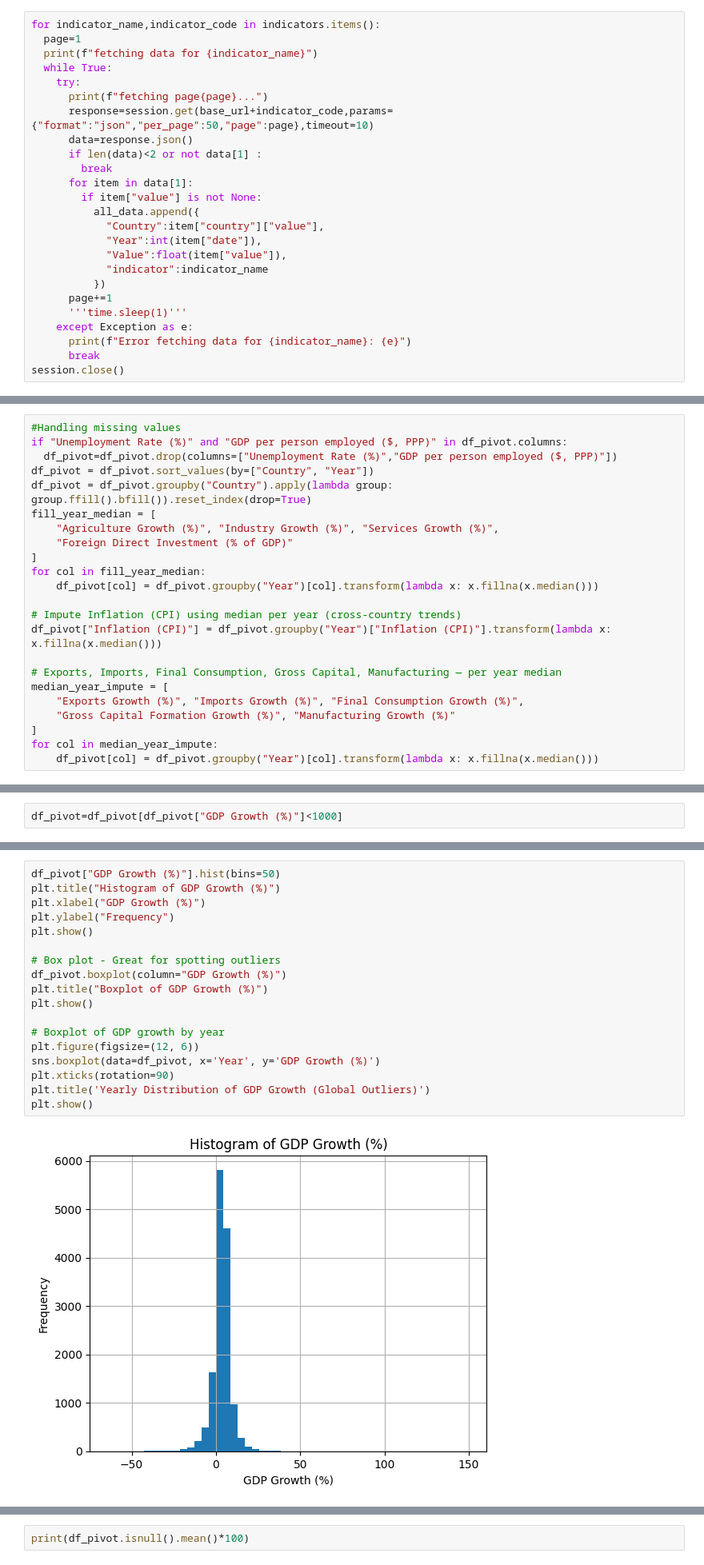
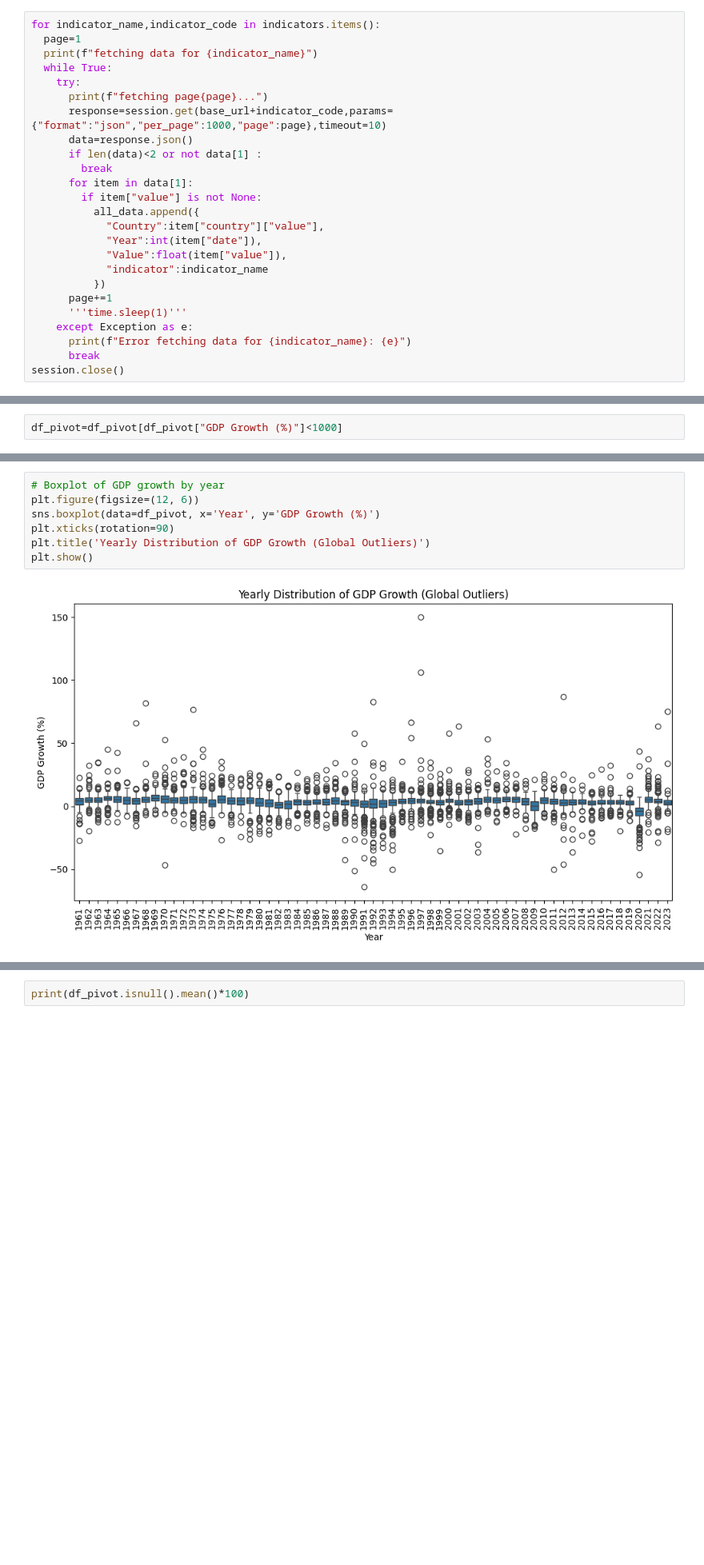
Before and after one commit to yashnegi11/GDP-growth-prediction, a Jupyter notebook: GDPgrowthPrediction.ipynb, the cells around one changed output, grey strips where cells are left out. Shown at 80% size. Cells and saved outputs as stored; diff of their text form; blank space fills up the shorter version.

```diff
--- a/GDPgrowthPrediction.ipynb
+++ b/GDPgrowthPrediction.ipynb
@@ -33,7 +43,7 @@ for indicator_name,indicator_code in indicators.items():
   while True:
     try:
       print(f"fetching page{page}...")
-      response=session.get(base_url+indicator_code,params={"format":"json","per_page":50,"page":page},timeout=10)
+      response=session.get(base_url+indicator_code,params={"format":"json","per_page":1000,"page":page},timeout=10)
       data=response.json()
       if len(data)<2 or not data[1] :
         break
@@ -198,23 +204,0 @@ Year                                               0            0.000000
-# %%
-#Handling missing values
-if "Unemployment Rate (%)" and "GDP per person employed ($, PPP)" in df_pivot.columns:
-  df_pivot=df_pivot.drop(columns=["Unemployment Rate (%)","GDP per person employed ($, PPP)"])
-df_pivot = df_pivot.sort_values(by=["Country", "Year"])
-df_pivot = df_pivot.groupby("Country").apply(lambda group: group.ffill().bfill()).reset_index(drop=True)
-fill_year_median = [
-    "Agriculture Growth (%)", "Industry Growth (%)", "Services Growth (%)",
-    "Foreign Direct Investment (% of GDP)"
-]
-for col in fill_year_median:
-    df_pivot[col] = df_pivot.groupby("Year")[col].transform(lambda x: x.fillna(x.median()))
-
-# Impute Inflation (CPI) using median per year (cross-country trends)
-df_pivot["Inflation (CPI)"] = df_pivot.groupby("Year")["Inflation (CPI)"].transform(lambda x: x.fillna(x.median()))
-
-# Exports, Imports, Final Consumption, Gross Capital, Manufacturing — per year median
-median_year_impute = [
-    "Exports Growth (%)", "Imports Growth (%)", "Final Consumption Growth (%)",
-    "Gross Capital Formation Growth (%)", "Manufacturing Growth (%)"
-]
-for col in median_year_impute:
-    df_pivot[col] = df_pivot.groupby("Year")[col].transform(lambda x: x.fillna(x.median()))
@@ -291,20 +281,9 @@ indicator      Country  Year  Agriculture Growth (%)
 # %%
-df_pivot["GDP Growth (%)"].hist(bins=50)
-plt.title("Histogram of GDP Growth (%)")
-plt.xlabel("GDP Growth (%)")
-plt.ylabel("Frequency")
-plt.show()
-
-# Box plot - Great for spotting outliers
-df_pivot.boxplot(column="GDP Growth (%)")
-plt.title("Boxplot of GDP Growth (%)")
-plt.show()
-
 # Boxplot of GDP growth by year
 plt.figure(figsize=(12, 6))
 sns.boxplot(data=df_pivot, x='Year', y='GDP Growth (%)')
 plt.xticks(rotation=90)
 plt.title('Yearly Distribution of GDP Growth (Global Outliers)')
 plt.show()
 # %% [output]
-[figure, old version]
+[figure, new version]
```
Also changed, not shown: parts of 101 cells of this notebook.
